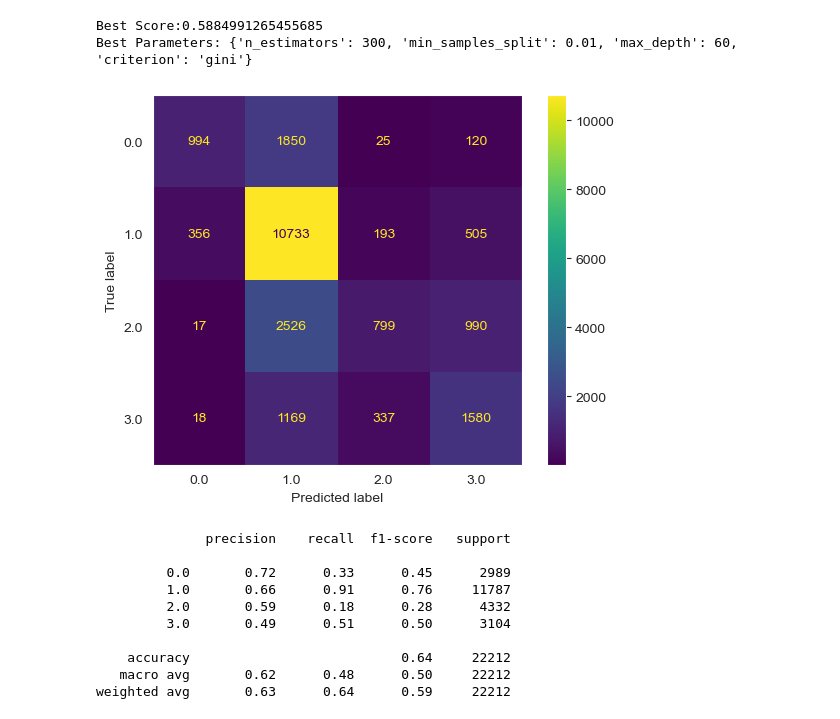
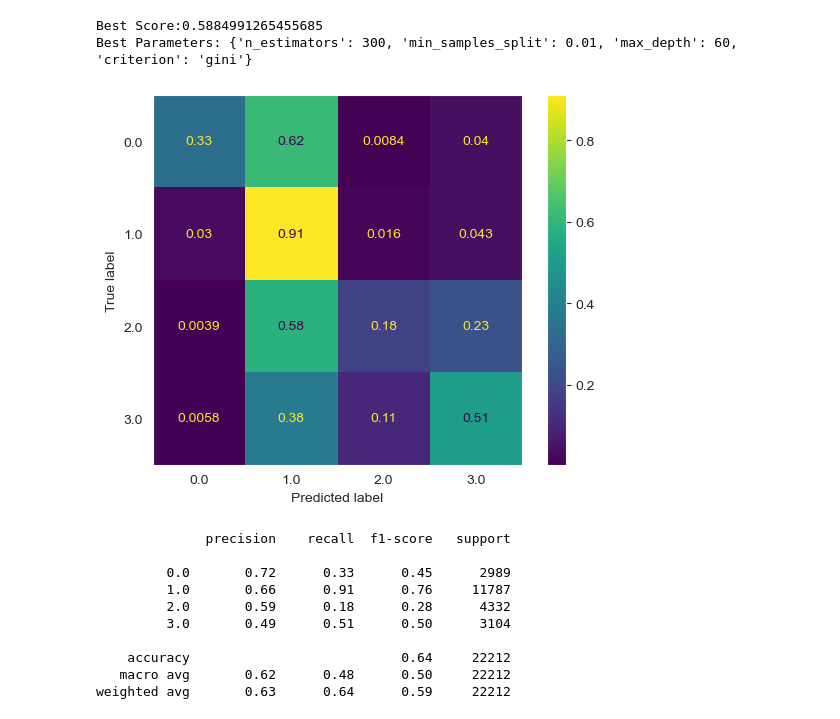
Before and after one commit to jpjavier23/capstone_2_final_documentation, a Jupyter notebook: capstone_2_final_report.ipynb, the cells around one changed output. Cells and saved outputs as stored; diff of their text form; code cells hidden in the pictures.

```diff
--- a/capstone_2_final_report.ipynb
+++ b/capstone_2_final_report.ipynb
@@ -921,12 +946,12 @@ rf_model = rf.fit(x_train_scale, y_train)
 # %%
 rf_pred = rf_model.predict(x_test_scale)
 # %%
-rf_confusion = confusion_matrix(y_test, rf_pred, labels = rf_model.classes_)
+rf_confusion = confusion_matrix(y_test, rf_pred, labels = rf_model.classes_, normalize = 'true')
 rf_confusion_matrix = ConfusionMatrixDisplay(confusion_matrix = rf_confusion, display_labels = rf_model.classes_)
 rf_confusion_matrix.plot()
 plt.show()
 # %% [output]
-[figure, old version]
+[figure, new version]
 # %%
 print(classification_report(y_test, rf_pred))
 # %% [output]
```
Also changed, not shown: parts of 13 cells of this notebook.
